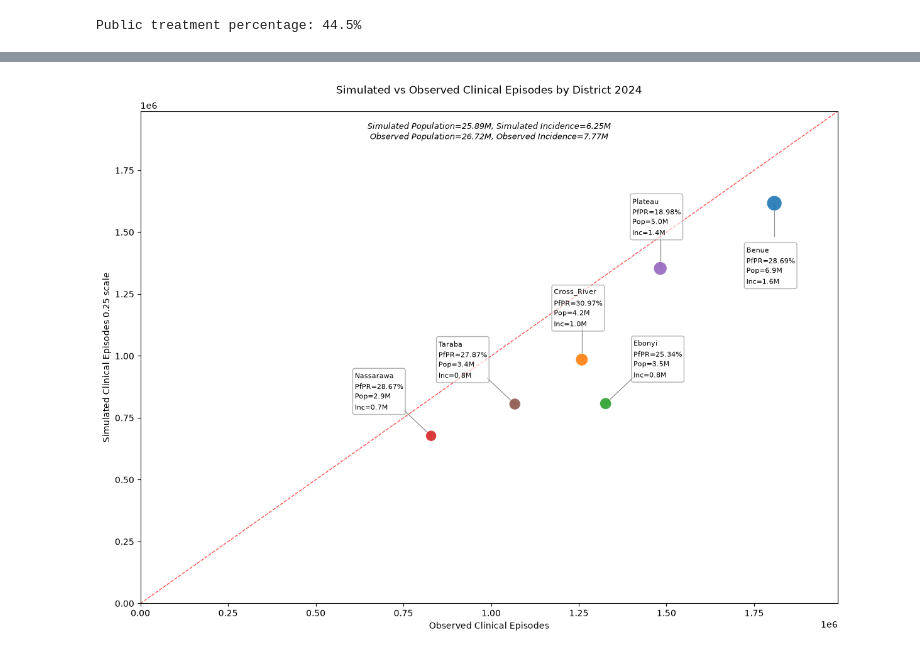
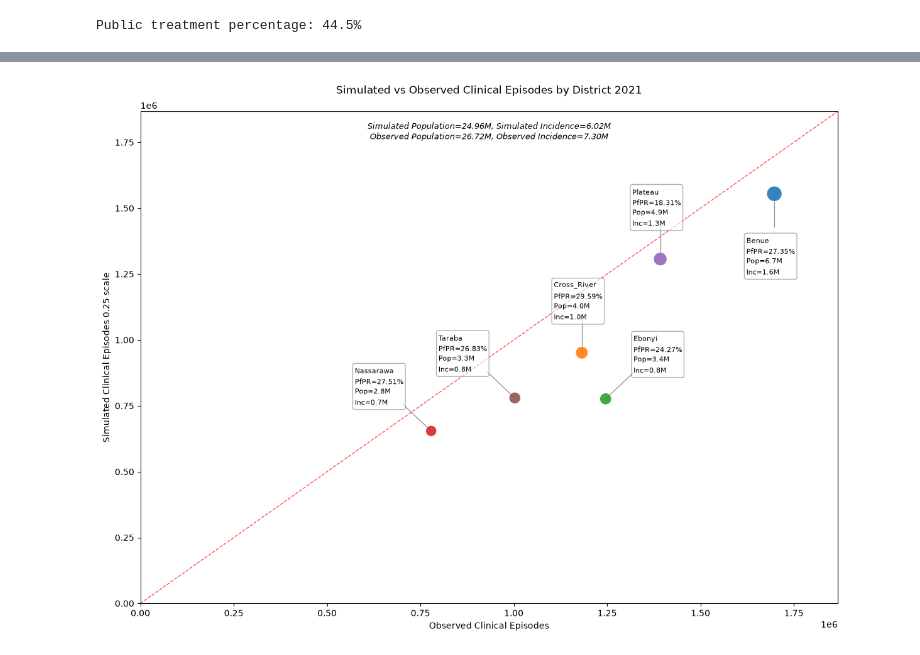
Before and after one commit to darayus-gorimaar/Calibration_Pipeline_v7_NG-SE, a Jupyter notebook: 3_1_validation_plot_pfpr_pop_cases_district.ipynb, the cells around one changed output, grey strips where cells are left out. Drawn from its saved outputs; the diff is of its cells as text; code cells hidden in the pictures.

```diff
--- a/3_1_validation_plot_pfpr_pop_cases_district.ipynb
+++ b/3_1_validation_plot_pfpr_pop_cases_district.ipynb
@@ -660,12 +706,3 @@ compare_data
-# %%
-# ======================================================
-# Load data
-# ======================================================
-csv_path = f"{analysis_path}/compare_data_pfpr_pop_incidence.csv"
-compare_data = pd.read_csv(csv_path)
-
-# Optional style
-# sns.set_style("whitegrid")
 # %%
 # ======================================================
 # Figure 1: Simulated vs Observed PfPR by District
@@ -814,45 +851,43 @@ fig, ax = plt.subplots(figsize=(12, 9))
 
 d4 = compare_data[
     [
-        "annual_clinical_episodes_obs",
-        # "mean_clinical_episodes_sim",
-        "adjusted_mean_clinical_episodes_sim",
-        "mean_population_sim",
+        "annual_OBSERVED_clinical_episodes_incidence_comparison_year",
+        "simulated_public_clinical_episodes",
+        "average_simulated_population_through_incidence_comparison_year",
         "State",
-        "mean_2_to_10_sim",
-        "population_obs"
+        "average_simulated_prevalence_2_to_10_through_calibration_year",
+        "population_projected_calibration_year"
     ]
 ].dropna(
     subset=[
-        "annual_clinical_episodes_obs",
-        # "mean_clinical_episodes_sim",
-        "adjusted_mean_clinical_episodes_sim",
-        "mean_population_sim",
-        "mean_2_to_10_sim",
-        "population_obs"
+        "annual_OBSERVED_clinical_episodes_incidence_comparison_year",
+        "simulated_public_clinical_episodes",
+        "average_simulated_population_through_incidence_comparison_year",
+        "average_simulated_prevalence_2_to_10_through_calibration_year",
+        "population_projected_calibration_year"
     ]
 ).copy()
 
-x = d4["annual_clinical_episodes_obs"].to_numpy(float)
+x = d4["annual_OBSERVED_clinical_episodes_incidence_comparison_year"].to_numpy(float)
 # y = d4["mean_clinical_episodes_sim"].to_numpy(float)
-y = d4["adjusted_mean_clinical_episodes_sim"].to_numpy(float)
+y = d4["simulated_public_clinical_episodes"].to_numpy(float)
 
-pop = d4["mean_population_sim"].to_numpy(float)
+pop = d4["average_simulated_population_through_incidence_comparison_year"].to_numpy(float)
 sizes = (pop / pop.max()) * 250.0 + 50.0
 
-total_pop_sim = d4["mean_population_sim"].sum()
+total_pop_sim = d4["average_simulated_population_through_incidence_comparison_year"].sum()
 # total_clinical_episodes_sim = d4["mean_clinical_episodes_sim"].sum()
-total_clinical_episodes_sim = d4["adjusted_mean_clinical_episodes_sim"].sum()
-total_pop_obs = d4["population_obs"].sum()
-total_clinical_episodes_obs = d4["annual_clinical_episodes_obs"].sum()
+total_clinical_episodes_sim = d4["simulated_public_clinical_episodes"].sum()
+total_pop_obs = d4["population_projected_calibration_year"].sum()
+total_clinical_episodes_obs = d4["annual_OBSERVED_clinical_episodes_incidence_comparison_year"].sum()
 
 texts = []
 for _, row in d4.iterrows():
     name = str(row["State"])
-    pfpr = row["mean_2_to_10_sim"]
-    population = row["mean_population_sim"]
+    pfpr = row["average_simulated_prevalence_2_to_10_through_calibration_year"]
+    population = row["average_simulated_population_through_incidence_comparison_year"]
     # cases = row["mean_clinical_episodes_sim"]
-    cases = row["adjusted_mean_clinical_episodes_sim"]
+    cases = row["simulated_public_clinical_episodes"]
     label = f"{name}\nPfPR={pfpr*100:.2f}%\nPop={population/1e6:.1f}M\nInc={cases/1e6:.1f}M"
     texts.append(label)
 
@@ -891,33 +926,33 @@ allocate(
     nbr_candidates=5000,
     verbose=False,
     linespacing=1.5,
     multialignment="left",
     bbox=dict(
         boxstyle="round,pad=0.3",
         facecolor="white",
         edgecolor="gray",
         alpha=0.6,
     ),
 )
 
 ax.plot(ax.get_xlim(), ax.get_ylim(), color="red", linestyle="--", linewidth=1, zorder=1, alpha=0.7)
 ax.set_xlabel("Observed Clinical Episodes")
 ax.set_ylabel(f"Simulated Clinical Episodes {population_scale_from_input_yml} scale")
 ax.set_title(
-    f"Simulated vs Observed Clinical Episodes by District {calibration_year}\n"
+    f"Simulated vs Observed Clinical Episodes by District {incidence_comparison_year}\n"
 )
 
 ax.text(
     0.5, 0.98,
     f"Simulated Population={total_pop_sim/1e6:.2f}M, Simulated Incidence={total_clinical_episodes_sim/1e6:.2f}M\n"
     f"Observed Population={total_pop_obs/1e6:.2f}M, Observed Incidence={total_clinical_episodes_obs/1e6:.2f}M",
     transform=ax.transAxes,
     fontsize=9, color="black", style="italic",
     ha="center", va="top"
 )
 
 plt.tight_layout()
-plt.savefig(f"{analysis_path}/Simulated_vs_Observed_Clinical_Episodes_{calibration_year}.png", dpi=200, bbox_inches="tight")
+plt.savefig(f"{analysis_path}/Simulated_vs_Observed_Clinical_Episodes_{incidence_comparison_year}.png", dpi=200, bbox_inches="tight")
 plt.show()
 # %% [output]
-[figure, old version]
+[figure, new version]
```
Also changed, not shown: parts of 52 cells of this notebook, 5 other files.
